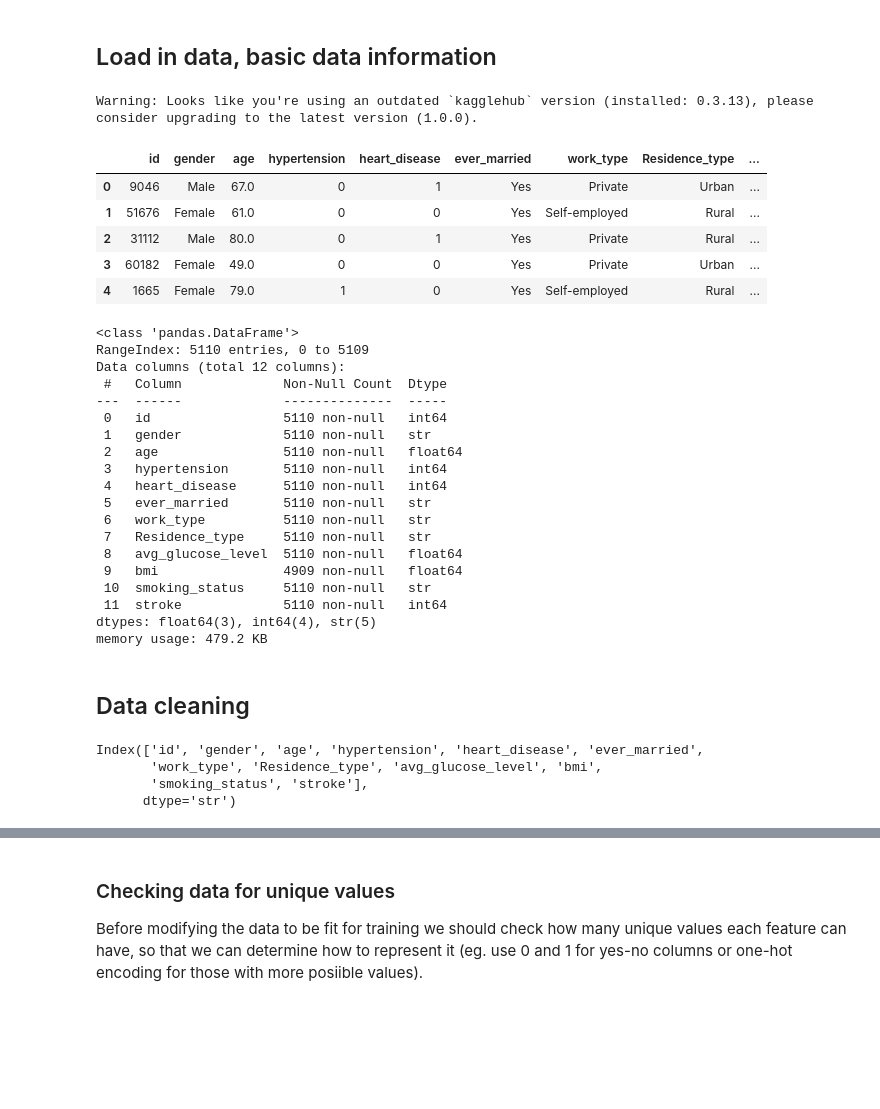
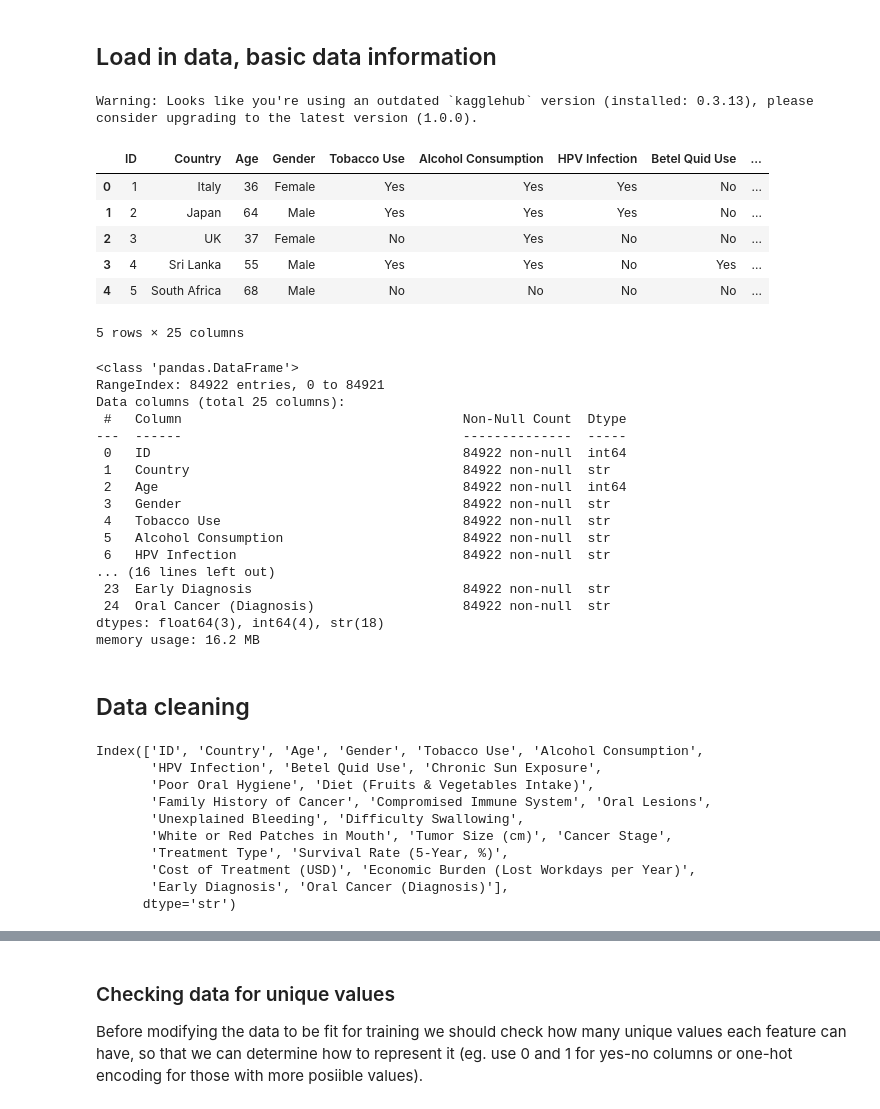
Before and after one commit to MrWlobo/ML_Oral_Cancer_Prediction, a Jupyter notebook: main.ipynb, the cells around one changed output, grey strips where cells are left out. Cells and saved outputs as stored; diff of their text form; code cells hidden in the pictures; blank space fills up the shorter version.

```diff
--- a/main.ipynb
+++ b/main.ipynb
@@ -25,48 +24,53 @@ from imblearn.pipeline import Pipeline
 # %% [markdown]
 ## Load in data, basic data information
 # %%
-path = kagglehub.dataset_download("fedesoriano/stroke-prediction-dataset")
+path = kagglehub.dataset_download("najmilfuad/oral-cancer-data-set")
 
-file_path = os.path.join(path, "healthcare-dataset-stroke-data.csv")
+file_path = os.path.join(path, "oral_cancer_prediction_dataset.csv")
 df = pd.read_csv(file_path)
 
 df.head()
 # %% [output]
 Warning: Looks like you're using an outdated `kagglehub` version (installed: 0.3.13), please consider upgrading to the latest version (1.0.0).
-|  | id | gender | age | hypertension | heart_disease | ever_married | work_type | Residence_type | ... |
-| 0 | 9046 | Male | 67.0 | 0 | 1 | Yes | Private | Urban | ... |
-| 1 | 51676 | Female | 61.0 | 0 | 0 | Yes | Self-employed | Rural | ... |
-| 2 | 31112 | Male | 80.0 | 0 | 1 | Yes | Private | Rural | ... |
-| 3 | 60182 | Female | 49.0 | 0 | 0 | Yes | Private | Urban | ... |
-| 4 | 1665 | Female | 79.0 | 1 | 0 | Yes | Self-employed | Rural | ... |
+|  | ID | Country | Age | Gender | Tobacco Use | Alcohol Consumption | HPV Infection | Betel Quid Use | ... |
+| 0 | 1 | Italy | 36 | Female | Yes | Yes | Yes | No | ... |
+| 1 | 2 | Japan | 64 | Male | Yes | Yes | Yes | No | ... |
+| 2 | 3 | UK | 37 | Female | No | Yes | No | No | ... |
+| 3 | 4 | Sri Lanka | 55 | Male | Yes | Yes | No | Yes | ... |
+| 4 | 5 | South Africa | 68 | Male | No | No | No | No | ... |
+5 rows × 25 columns
 # %%
 df.info()
 # %% [output]
 <class 'pandas.DataFrame'>
-RangeIndex: 5110 entries, 0 to 5109
-Data columns (total 12 columns):
- #   Column             Non-Null Count  Dtype
----  ------             --------------  -----
- 0   id                 5110 non-null   int64
- 1   gender             5110 non-null   str
- 2   age                5110 non-null   float64
- 3   hypertension       5110 non-null   int64
- 4   heart_disease      5110 non-null   int64
- 5   ever_married       5110 non-null   str
- 6   work_type          5110 non-null   str
- 7   Residence_type     5110 non-null   str
- 8   avg_glucose_level  5110 non-null   float64
- 9   bmi                4909 non-null   float64
- 10  smoking_status     5110 non-null   str
- 11  stroke             5110 non-null   int64
-dtypes: float64(3), int64(4), str(5)
-memory usage: 479.2 KB
+RangeIndex: 84922 entries, 0 to 84921
+Data columns (total 25 columns):
+ #   Column                                    Non-Null Count  Dtype
+---  ------                                    --------------  -----
+ 0   ID                                        84922 non-null  int64
+ 1   Country                                   84922 non-null  str
+ 2   Age                                       84922 non-null  int64
+ 3   Gender                                    84922 non-null  str
+ 4   Tobacco Use                               84922 non-null  str
+ 5   Alcohol Consumption                       84922 non-null  str
+ 6   HPV Infection                             84922 non-null  str
+... (16 lines left out)
+ 23  Early Diagnosis                           84922 non-null  str
+ 24  Oral Cancer (Diagnosis)                   84922 non-null  str
+dtypes: float64(3), int64(4), str(18)
+memory usage: 16.2 MB
 # %% [markdown]
 ## Data cleaning
 # %%
 df.columns
 # %% [output]
-Index(['id', 'gender', 'age', 'hypertension', 'heart_disease', 'ever_married',
-       'work_type', 'Residence_type', 'avg_glucose_level', 'bmi',
-       'smoking_status', 'stroke'],
+Index(['ID', 'Country', 'Age', 'Gender', 'Tobacco Use', 'Alcohol Consumption',
+       'HPV Infection', 'Betel Quid Use', 'Chronic Sun Exposure',
+       'Poor Oral Hygiene', 'Diet (Fruits & Vegetables Intake)',
+       'Family History of Cancer', 'Compromised Immune System', 'Oral Lesions',
+       'Unexplained Bleeding', 'Difficulty Swallowing',
+       'White or Red Patches in Mouth', 'Tumor Size (cm)', 'Cancer Stage',
+       'Treatment Type', 'Survival Rate (5-Year, %)',
+       'Cost of Treatment (USD)', 'Economic Burden (Lost Workdays per Year)',
+       'Early Diagnosis', 'Oral Cancer (Diagnosis)'],
       dtype='str')
```
Also changed, not shown: parts of 29 cells of this notebook.
